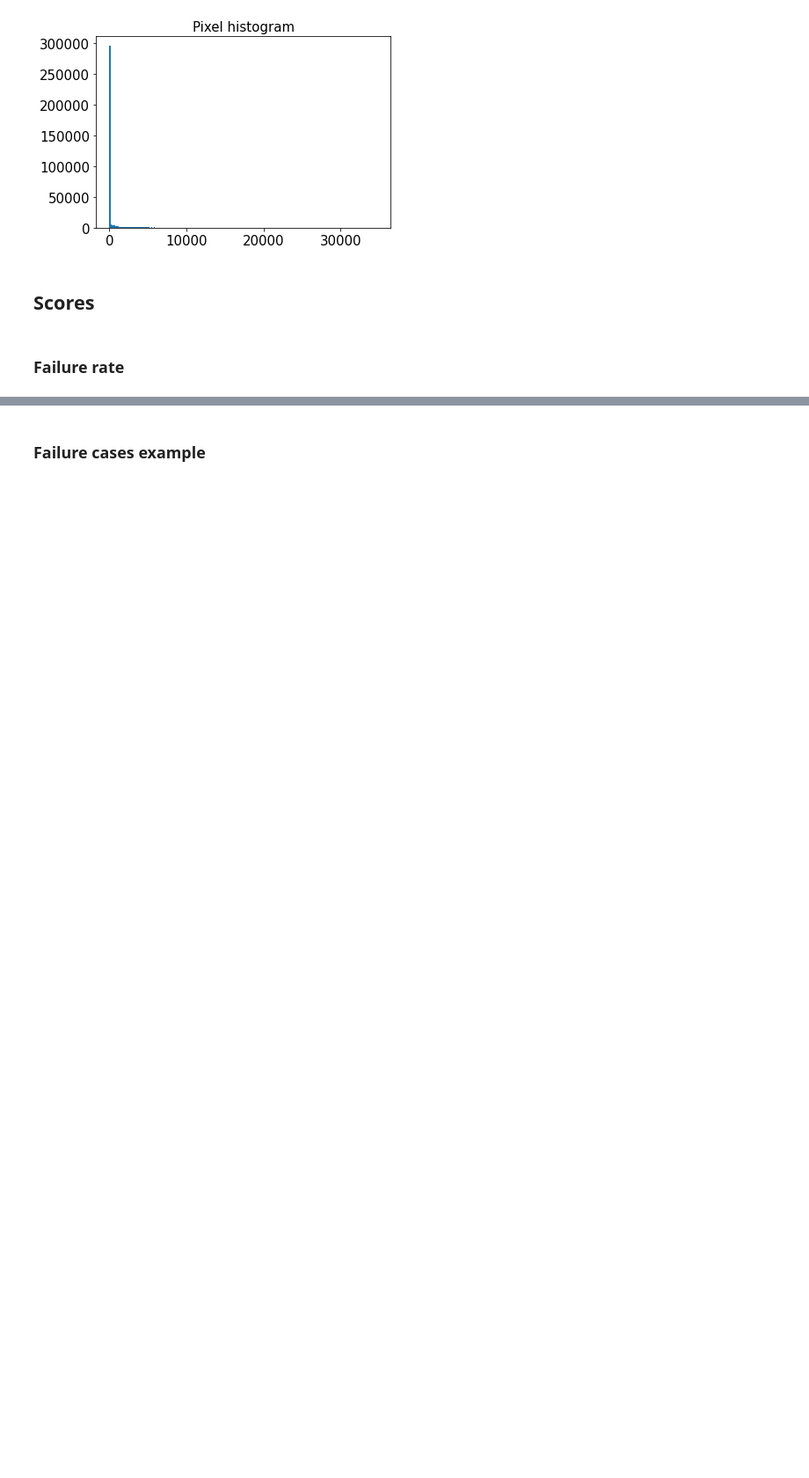
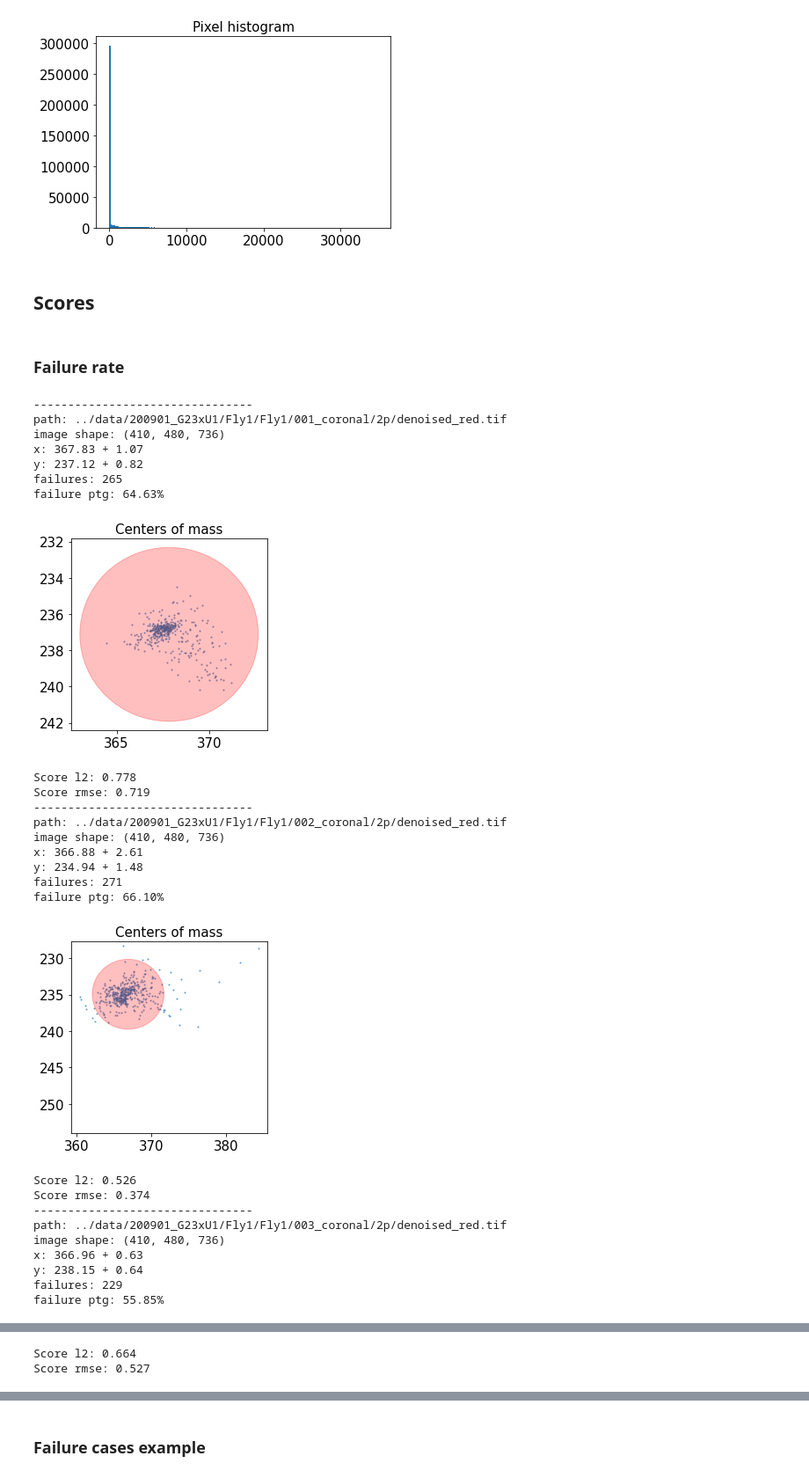
Before and after one commit to Sager611/stabilize2p, a Jupyter notebook: notebooks/metric-exploration.ipynb, the cells around one changed output, grey strips where cells are left out. Shown at 88% size. Drawn from its saved outputs; the diff is of its cells as text; code cells hidden in the pictures; blank space fills up the shorter version.

```diff
--- a/notebooks/metric-exploration.ipynb
+++ b/notebooks/metric-exploration.ipynb
@@ -177,6 +175,8 @@ from modules.metrics import get_centers, failure_score
 import scipy.stats
 
 def plot_centers(image):
+    radius = 0.01 * min(*image.shape[1:])
+
     # calculate centers
     centers = get_centers(image)
 
@@ -185,11 +185,9 @@ def plot_centers(image):
     print(f'x: {m_centers[0]:.2f} + {s_centers[0]:.2f}')
     print(f'y: {m_centers[1]:.2f} + {s_centers[1]:.2f}')
 
-    score, failures = failure_score(image)
+    score, failures = failure_score(image, threshold=radius)
     print('failures:', sum(failures))
     print(f'failure ptg: {score * 100:.2f}%')
-
-    radius = 0.1 * min(*image.shape[1:])
 
     plt.figure(figsize=(4, 4))
     ax = plt.subplot(111)
@@ -212,19 +210,48 @@ def plot_centers(image):
     print(f'Score rmse: {score:.3f}')
 # %%
 # original
-for path in orig_examples[:2]:
+for path in orig_examples:
     print('-'*32)
     print('path:', path)
     image = tiff.imread(path, key=range(0, 4100, 10))
-    clip = image[0].mean()
-    np.clip(image, clip, None, out=image)
-    image = image - clip
+    ##
+    # clip = image[0].mean()
+    # np.clip(image, clip, None, out=image)
+    # image = image - clip
     ##
     # low, hig = image.min(), image.max()
     # image = (image - low) / (hig - low)
     ##
     # image = image - image.min()
     print('image shape:', image.shape)
 
     plot_centers(image)
     del image
+# %% [output]
+--------------------------------
+path: ../data/200901_G23xU1/Fly1/Fly1/001_coronal/2p/denoised_red.tif
+image shape: (410, 480, 736)
+x: 367.83 + 1.07
+y: 237.12 + 0.82
+failures: 265
+failure ptg: 64.63%
+[figure, added]
+Score l2: 0.778
+Score rmse: 0.719
+--------------------------------
+path: ../data/200901_G23xU1/Fly1/Fly1/002_coronal/2p/denoised_red.tif
+image shape: (410, 480, 736)
+x: 366.88 + 2.61
+y: 234.94 + 1.48
+failures: 271
+failure ptg: 66.10%
+[figure, added]
+Score l2: 0.526
+Score rmse: 0.374
+--------------------------------
+path: ../data/200901_G23xU1/Fly1/Fly1/003_coronal/2p/denoised_red.tif
+image shape: (410, 480, 736)
+x: 366.96 + 0.63
+y: 238.15 + 0.64
+failures: 229
+failure ptg: 55.85%
@@ -231,3 +279,5 @@ for path in orig_examples[:2]:
+Score l2: 0.664
+Score rmse: 0.527
 # %%
 # stabilized (optical flow)
 for path in warped_examples:
```
Also changed, not shown: parts of 8 cells of this notebook, 6 other files.
